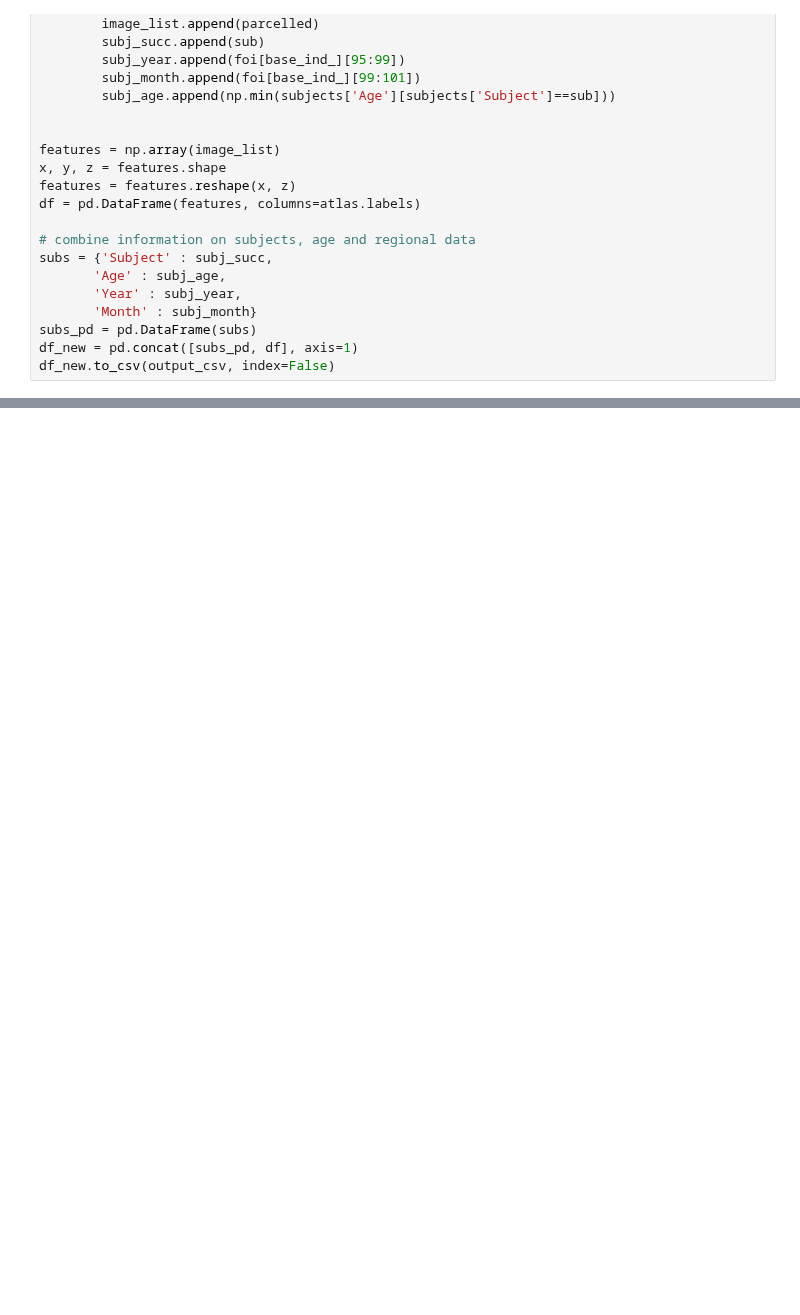
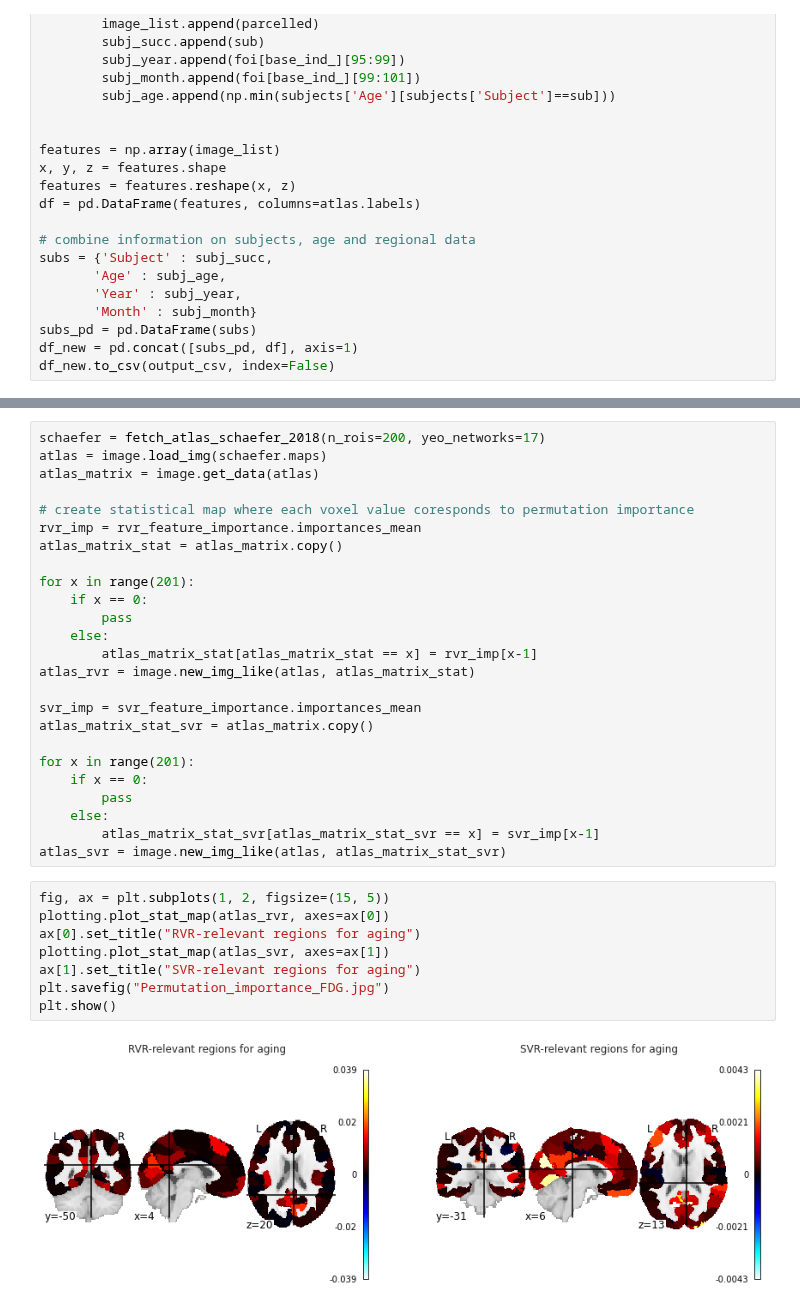
Before and after one commit to elenadoe/Brain_Age_PET_MRI, a Jupyter notebook: src/Untitled.ipynb, the cells around one changed output, grey strips where cells are left out. Drawn from its saved outputs; the diff is of its cells as text; blank space fills up the shorter version.

```diff
--- a/src/Untitled.ipynb
+++ b/src/Untitled.ipynb
@@ -83,0 +243,35 @@ df.to_csv('../data/test_train_FDG_tpm_ADNI.csv')
+# %%
+schaefer = fetch_atlas_schaefer_2018(n_rois=200, yeo_networks=17)
+atlas = image.load_img(schaefer.maps)
+atlas_matrix = image.get_data(atlas)
+
+# create statistical map where each voxel value coresponds to permutation importance
+rvr_imp = rvr_feature_importance.importances_mean
+atlas_matrix_stat = atlas_matrix.copy()
+
+for x in range(201):
+    if x == 0:
+        pass
+    else:
+        atlas_matrix_stat[atlas_matrix_stat == x] = rvr_imp[x-1]
+atlas_rvr = image.new_img_like(atlas, atlas_matrix_stat)
+
+svr_imp = svr_feature_importance.importances_mean
+atlas_matrix_stat_svr = atlas_matrix.copy()
+
+for x in range(201):
+    if x == 0:
+        pass
+    else:
+        atlas_matrix_stat_svr[atlas_matrix_stat_svr == x] = svr_imp[x-1]
+atlas_svr = image.new_img_like(atlas, atlas_matrix_stat_svr)
+# %%
+fig, ax = plt.subplots(1, 2, figsize=(15, 5))
+plotting.plot_stat_map(atlas_rvr, axes=ax[0])
+ax[0].set_title("RVR-relevant regions for aging")
+plotting.plot_stat_map(atlas_svr, axes=ax[1])
+ax[1].set_title("SVR-relevant regions for aging")
+plt.savefig("Permutation_importance_FDG.jpg")
+plt.show()
+# %% [output]
+[figure, added]
```
Also changed, not shown: parts of 5 cells of this notebook, 9 other files.
